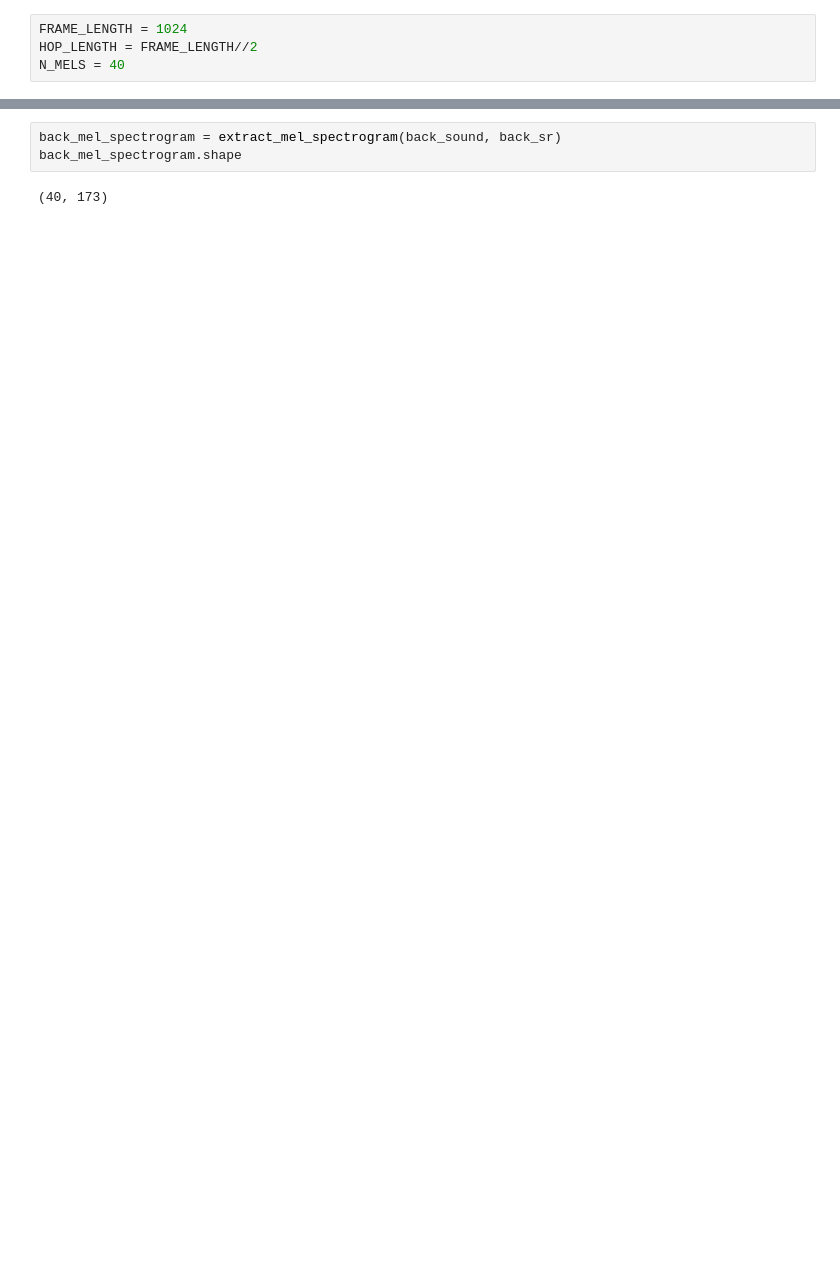
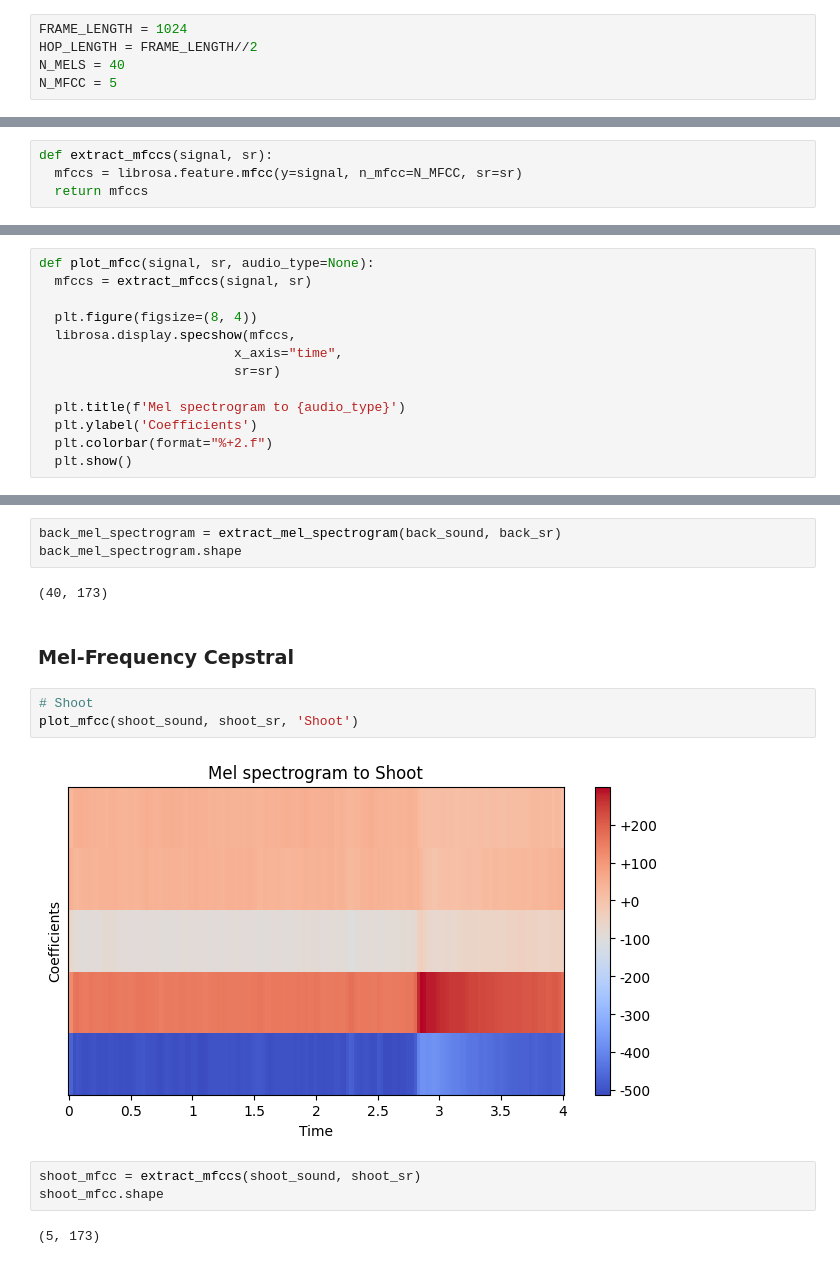
Before and after one commit to GabyDs/FirearmShotDetectionSystem, a Jupyter notebook: FirearmShotDetectionSystem.ipynb, the cells around one changed output, grey strips where cells are left out. Cells and saved outputs as stored; diff of their text form; blank space fills up the shorter version.

Commit message:
Added Mel-frequency cepstrum computation and visualization function.

```diff
--- a/FirearmShotDetectionSystem.ipynb
+++ b/FirearmShotDetectionSystem.ipynb
@@ -30,6 +35,7 @@ import IPython.display as ipd
 FRAME_LENGTH = 1024
 HOP_LENGTH = FRAME_LENGTH//2
 N_MELS = 40
+N_MFCC = 5
 # %%
 def extract_fft(signal):
   signal_fft = sp.fft.fft(signal, FRAME_LENGTH)
@@ -52,6 +58,10 @@ def extract_mel_spectrogram(signal, sr):
   signal_log_mel_spectrogram = librosa.power_to_db(signal_mel_spectrogram)
 
   return signal_log_mel_spectrogram
+# %%
+def extract_mfccs(signal, sr):
+  mfccs = librosa.feature.mfcc(y=signal, n_mfcc=N_MFCC, sr=sr)
+  return mfccs
 # %%
 def plot_fft(signal, sr, audio_type=None):
   signal_fft, signal_mag = extract_fft(signal)
@@ -93,6 +103,19 @@ def plot_mel_spectrogram(signal, sr, audio_type=None):
   plt.title(f'Mel spectrogram to {audio_type}')
   plt.colorbar(format='%+2.f')
   plt.show()
+# %%
+def plot_mfcc(signal, sr, audio_type=None):
+  mfccs = extract_mfccs(signal, sr)
+
+  plt.figure(figsize=(8, 4))
+  librosa.display.specshow(mfccs,
+                         x_axis="time",
+                         sr=sr)
+
+  plt.title(f'Mel spectrogram to {audio_type}')
+  plt.ylabel('Coefficients')
+  plt.colorbar(format="%+2.f")
+  plt.show()
 # %% [markdown]
 ## Load audios names
 # %%
@@ -222,3 +249,15 @@ back_mel_spectrogram = extract_mel_spectrogram(back_sound, back_sr)
 back_mel_spectrogram.shape
 # %% [output]
 (40, 173)
+# %% [markdown]
+### Mel-Frequency Cepstral
+# %%
+# Shoot
+plot_mfcc(shoot_sound, shoot_sr, 'Shoot')
+# %% [output]
+[figure, added]
+# %%
+shoot_mfcc = extract_mfccs(shoot_sound, shoot_sr)
+shoot_mfcc.shape
+# %% [output]
+(5, 173)
```
Also changed, not shown: parts of 10 cells of this notebook.
